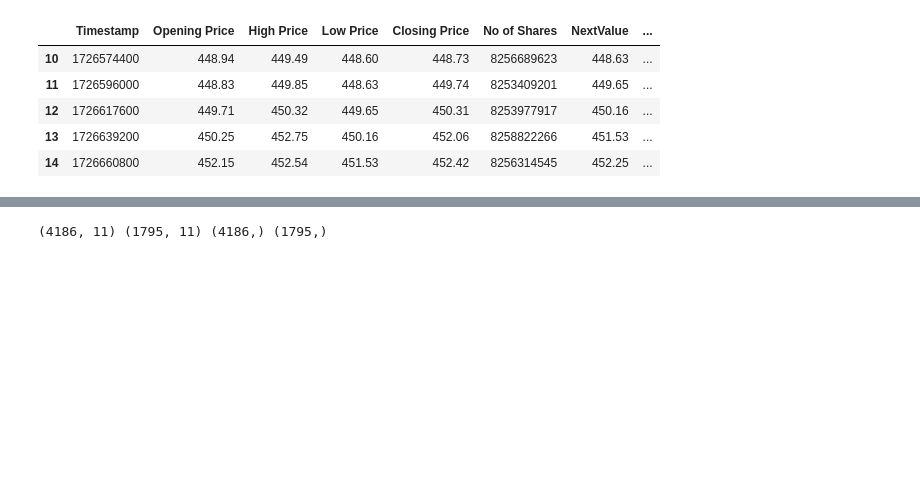
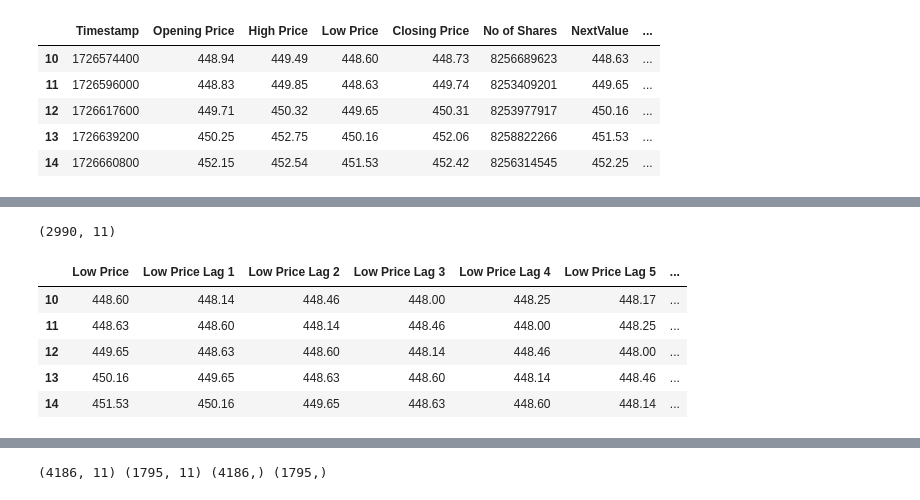
Before and after one commit to ibixina/ML, a Jupyter notebook: stocksTorn/torn_stocks_analysis.ipynb, the cells around one changed output, grey strips where cells are left out. Cells and saved outputs as stored; diff of their text form; code cells hidden in the pictures; blank space fills up the shorter version.

```diff
--- a/stocksTorn/torn_stocks_analysis.ipynb
+++ b/stocksTorn/torn_stocks_analysis.ipynb
@@ -116,3 +144,14 @@ Warnings:
+# %%
+print(X_train.shape)
+X_train.head()
+# %% [output]
+(2990, 11)
+|  | Low Price | Low Price Lag 1 | Low Price Lag 2 | Low Price Lag 3 | Low Price Lag 4 | Low Price Lag 5 | ... |
+| 10 | 448.60 | 448.14 | 448.46 | 448.00 | 448.25 | 448.17 | ... |
+| 11 | 448.63 | 448.60 | 448.14 | 448.46 | 448.00 | 448.25 | ... |
+| 12 | 449.65 | 448.63 | 448.60 | 448.14 | 448.46 | 448.00 | ... |
+| 13 | 450.16 | 449.65 | 448.63 | 448.60 | 448.14 | 448.46 | ... |
+| 14 | 451.53 | 450.16 | 449.65 | 448.63 | 448.60 | 448.14 | ... |
 # %%
 import numpy as np
 from tensorflow.keras.models import Sequential
```
Also changed, not shown: parts of 10 cells of this notebook.
